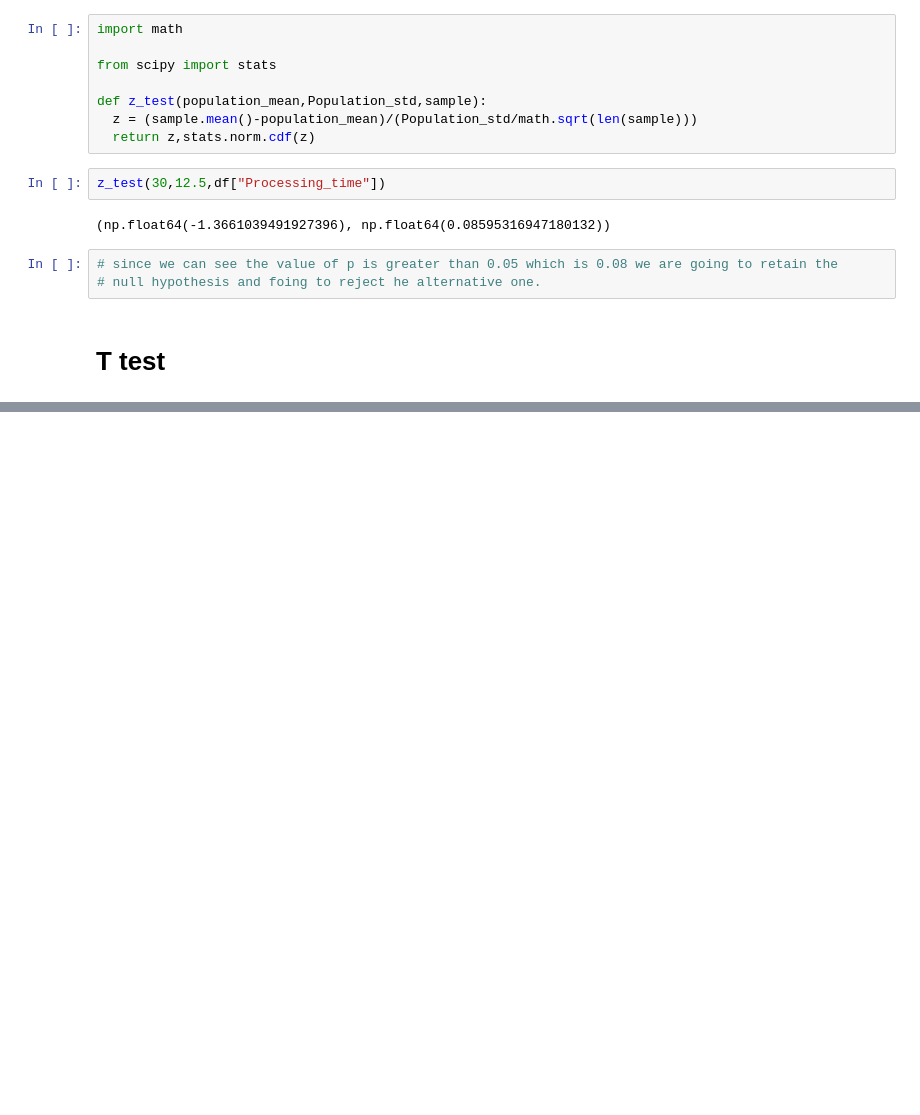
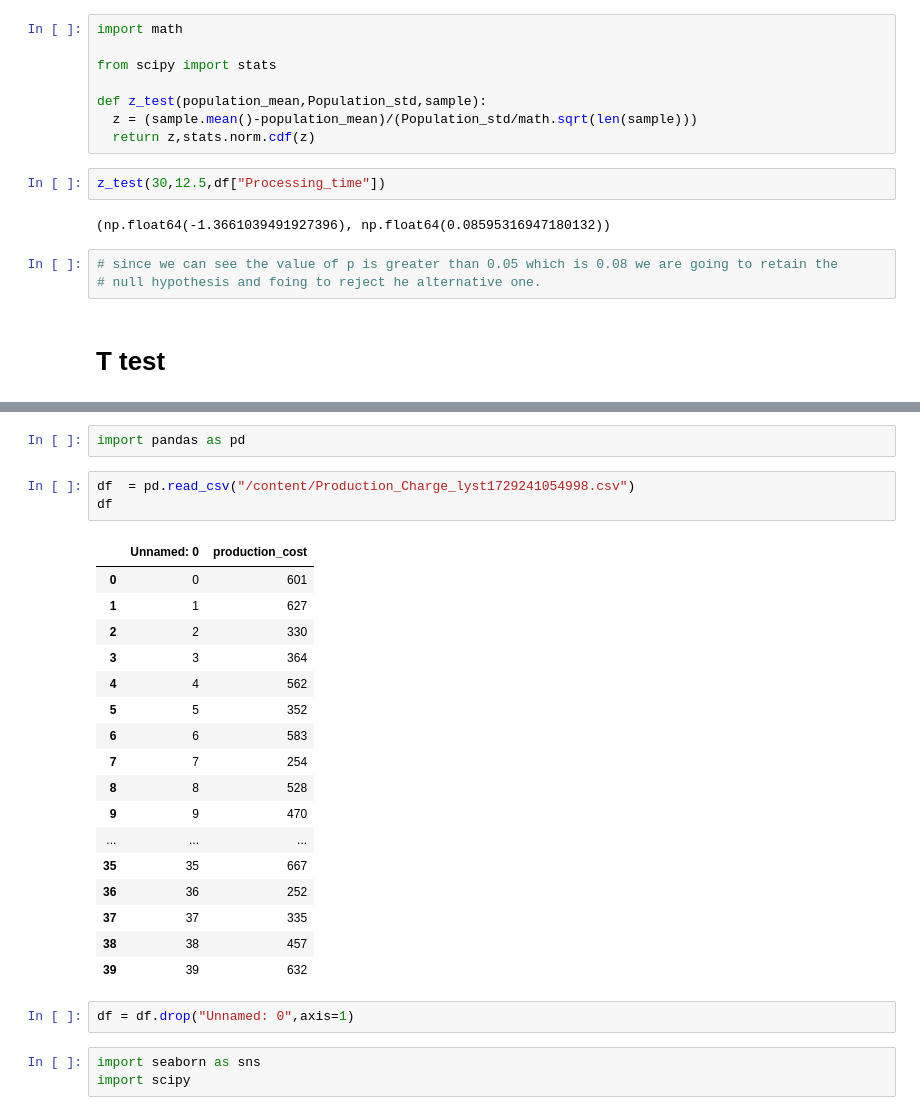
Before and after one commit to siddh-webd-ml/Machine-Learning, a Jupyter notebook: test.ipynb, the cells around one changed output, grey strips where cells are left out. Saved outputs shown, nothing was run; the diff lists cells and outputs as text; blank space fills up the shorter version.

```diff
--- a/test.ipynb
+++ b/test.ipynb
@@ -84,0 +100,28 @@ z_test(30,12.5,df["Processing_time"])
+# %%
+import pandas as pd
+# %%
+df  = pd.read_csv("/content/Production_Charge_lyst1729241054998.csv")
+df
+# %% [output]
+|  | Unnamed: 0 | production_cost |
+| 0 | 0 | 601 |
+| 1 | 1 | 627 |
+| 2 | 2 | 330 |
+| 3 | 3 | 364 |
+| 4 | 4 | 562 |
+| 5 | 5 | 352 |
+| 6 | 6 | 583 |
+| 7 | 7 | 254 |
+| 8 | 8 | 528 |
+| 9 | 9 | 470 |
+| ... | ... | ... |
+| 35 | 35 | 667 |
+| 36 | 36 | 252 |
+| 37 | 37 | 335 |
+| 38 | 38 | 457 |
+| 39 | 39 | 632 |
+# %%
+df = df.drop("Unnamed: 0",axis=1)
+# %%
+import seaborn as sns
+import scipy
```
Also changed, not shown: parts of 24 cells of this notebook.
